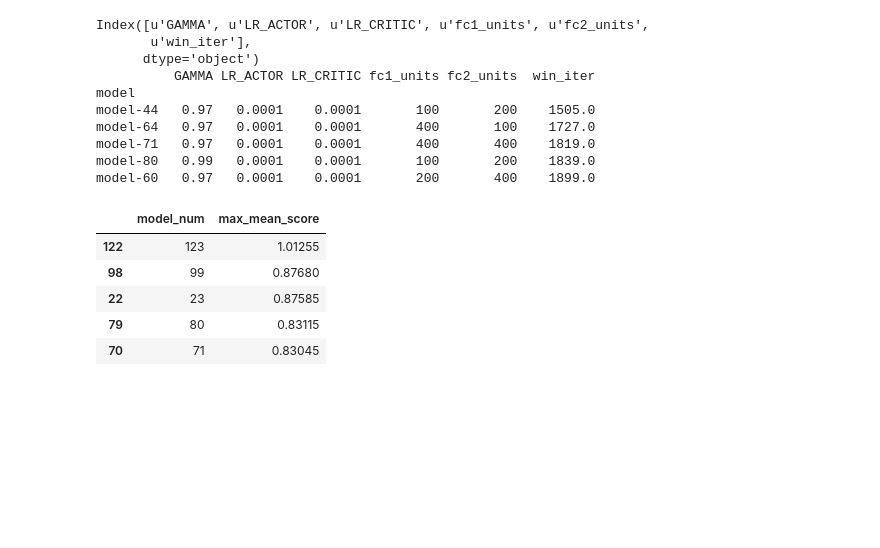
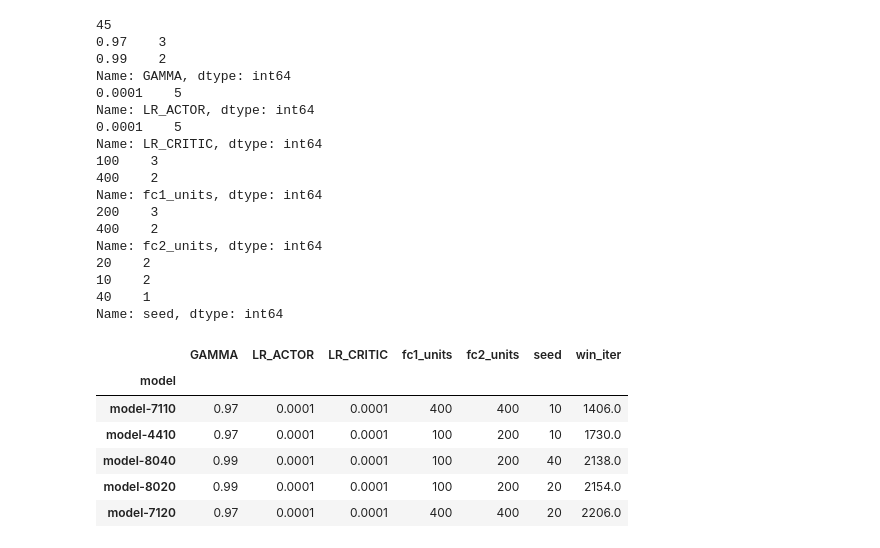
Before and after one commit to nickvazz/DRLND-P3-Collaboration-Competition, a Jupyter notebook: Results.ipynb, the cells around one changed output. Drawn from its saved outputs; the diff is of its cells as text; code cells hidden in the pictures; blank space fills up the shorter version.

```diff
--- a/Results.ipynb
+++ b/Results.ipynb
@@ -83,50 +85,59 @@ Name: win_iter, dtype: float64
 # %%
-
-
 df_params = []
 for p in params:
     with open(p, 'r') as f:
         temp_df = pd.DataFrame(json.load(f), index=[0])
         temp_df['model'] = p.split('/')[1]
         df_params.append(temp_df)
 
 
 df_params = pd.concat(df_params)
 df_params['model_num'] = df_params['model_num'].astype(int)
 df_params['GAMMA'] = df_params['GAMMA'].astype(float)
 
+
+
 data = pd.merge(df_params, winning_iteration, on='model_num')
-
 skip_cols = []
 for col in data.columns:
     if len(data[col].unique()) == 1:
         skip_cols.append(col)
 
+
+print (len(data))
+skip_cols = ['TAU','BUFFER_SIZE','BATCH_SIZE','CRITIC_WEIGHT_DECAY', 'max_t', 'n_episodes']
 data = data.drop(skip_cols + ['model_num'], axis=1)
 data.set_index('model', inplace=True)
 
-
-print data.columns
-
 data = data.sort_values('win_iter')
 
-print data.head()
+for col in data.columns[:-1]:
+    print (data.head(5)[col].value_counts())
 
-max_mean_score.sort_values('max_mean_score', ascending=False).head()
+data.head()
 # %% [output]
-Index([u'GAMMA', u'LR_ACTOR', u'LR_CRITIC', u'fc1_units', u'fc2_units',
-       u'win_iter'],
-      dtype='object')
-          GAMMA LR_ACTOR LR_CRITIC fc1_units fc2_units  win_iter
-model
-model-44   0.97   0.0001    0.0001       100       200    1505.0
-model-64   0.97   0.0001    0.0001       400       100    1727.0
-model-71   0.97   0.0001    0.0001       400       400    1819.0
-model-80   0.99   0.0001    0.0001       100       200    1839.0
-model-60   0.97   0.0001    0.0001       200       400    1899.0
+45
+0.97    3
+0.99    2
+Name: GAMMA, dtype: int64
+0.0001    5
+Name: LR_ACTOR, dtype: int64
+0.0001    5
+Name: LR_CRITIC, dtype: int64
+100    3
+400    2
+Name: fc1_units, dtype: int64
+200    3
+400    2
+Name: fc2_units, dtype: int64
+20    2
+10    2
+40    1
+Name: seed, dtype: int64
-|  | model_num | max_mean_score |
-| 122 | 123 | 1.01255 |
-| 98 | 99 | 0.87680 |
-| 22 | 23 | 0.87585 |
-| 79 | 80 | 0.83115 |
-| 70 | 71 | 0.83045 |
+|  | GAMMA | LR_ACTOR | LR_CRITIC | fc1_units | fc2_units | seed | win_iter |
+| model |  |  |  |  |  |  |  |
+| model-7110 | 0.97 | 0.0001 | 0.0001 | 400 | 400 | 10 | 1406.0 |
+| model-4410 | 0.97 | 0.0001 | 0.0001 | 100 | 200 | 10 | 1730.0 |
+| model-8040 | 0.99 | 0.0001 | 0.0001 | 100 | 200 | 40 | 2138.0 |
+| model-8020 | 0.99 | 0.0001 | 0.0001 | 100 | 200 | 20 | 2154.0 |
+| model-7120 | 0.97 | 0.0001 | 0.0001 | 400 | 400 | 20 | 2206.0 |
```
Also changed, not shown: parts of 6 cells of this notebook, 3 other files.
